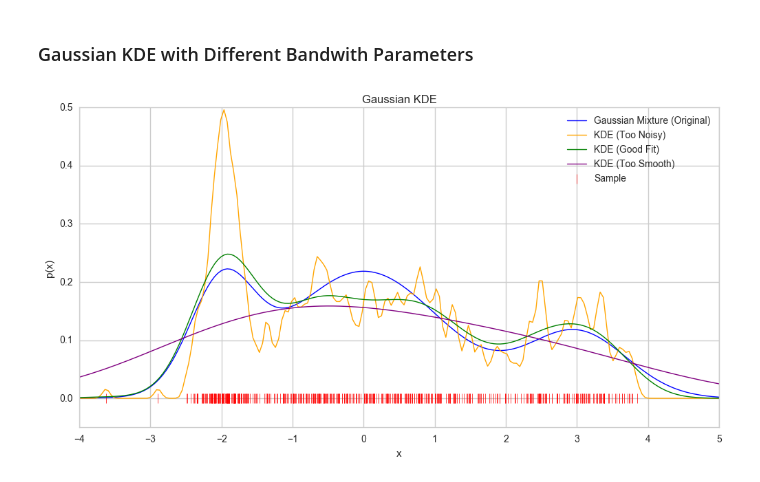
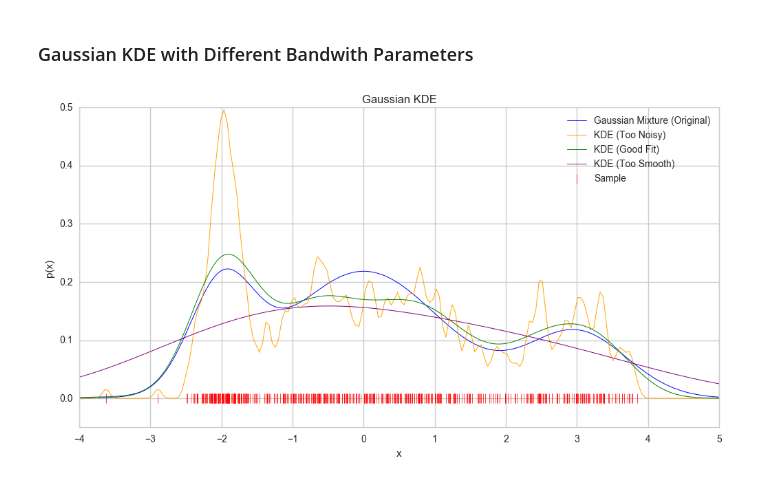
Before and after one commit to csizsek/machine-learning, a Jupyter notebook: 01_probability_and_stats/kernel_density_estimation.ipynb, the cells around one changed output. Drawn from its saved outputs; the diff is of its cells as text; code cells hidden in the pictures.

```diff
--- a/01_probability_and_stats/kernel_density_estimation.ipynb
+++ b/01_probability_and_stats/kernel_density_estimation.ipynb
@@ -146,33 +146,33 @@ _ = plt.plot(
     ls,
     g,
     c='blue',
-    linewidth=1,
+    linewidth=0.7,
     label='Gaussian Mixture (Original)')
 
 # plot the sample
 _ = plt.scatter(
     x=sample,
     y=[0]*len(sample),
     marker='|',
     c='red',
     s=100,
     label='Sample',
     linewidth=0.5)
 
 # plot KDEs
 for i in range(3):
     _ = plt.plot(
         ls,
         kdes[i],
         c=kde_colors[i],
-        linewidth=1,
+        linewidth=0.7,
         label=kde_labels[i])
 
 _ = plt.xlim((-4, 5))
 _ = plt.ylim((-0.05, 0.5))
 _ = plt.title('Gaussian KDE')
 _ = plt.xlabel('x')
 _ = plt.ylabel('p(x)')
 _ = plt.legend()
 # %% [output]
-[figure, old version]
+[figure, new version]
```
Also changed, not shown: parts of 2 cells of this notebook, 5 other files.
